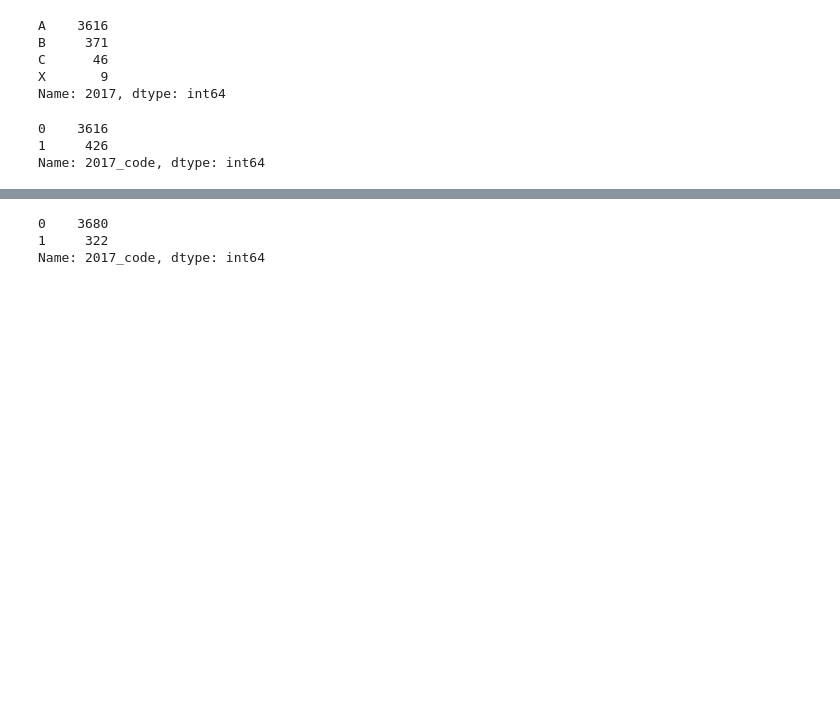
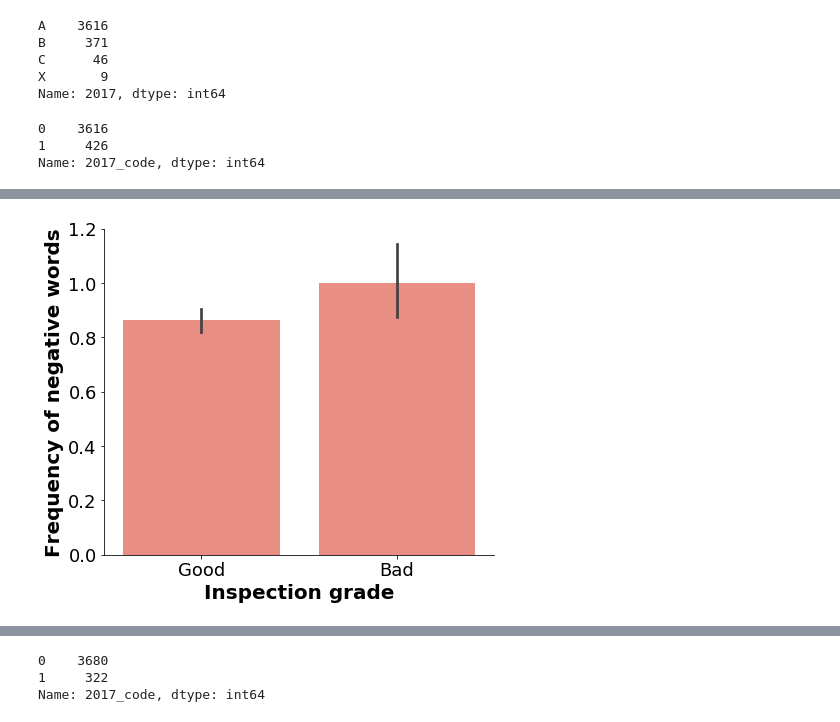
Before and after one commit to arian16/food_project, a Jupyter notebook: main.ipynb, the cells around one changed output, grey strips where cells are left out. Saved outputs shown, nothing was run; the diff lists cells and outputs as text; code cells hidden in the pictures; blank space fills up the shorter version.

```diff
--- a/main.ipynb
+++ b/main.ipynb
@@ -364,0 +402,15 @@ df_all['2016_code'].value_counts()
+# %%
+# EDA
+# Plot star ratings vs. insepction grade in 2017
+fig_freq, ax_freq = plt.subplots(figsize = (7,6))
+ax_freq = sns.barplot(x = df_all['2017_good_bad'], y = df_all['negative_freq'], color = 'salmon')
+ax_freq.tick_params(axis="x", labelsize = 18)
+ax_freq.tick_params(axis="y", labelsize = 18)
+ax_freq.set_xlabel('Inspection grade', fontsize = 20, fontweight = 'bold')
+ax_freq.set_ylabel('Frequency of negative words', fontsize = 20, fontweight = 'bold')
+ax_freq.set_ylim(0, 1.2)
+ax_freq.spines['right'].set_visible(False)
+ax_freq.spines['top'].set_visible(False)
+plt.savefig('/Users/kristenboyle/Documents/food_project/pictures/freq_of_negative_words_vs_grade_vr2.png')
+# %% [output]
+[figure, added]
```
Also changed, not shown: parts of 25 cells of this notebook.
